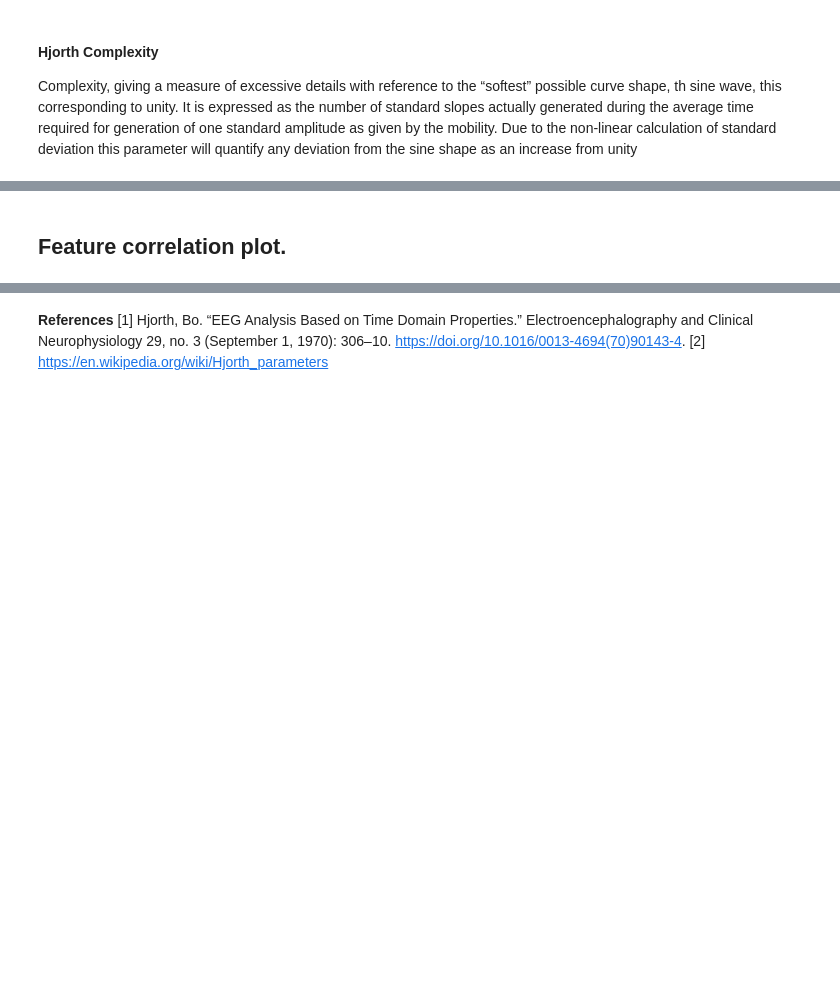
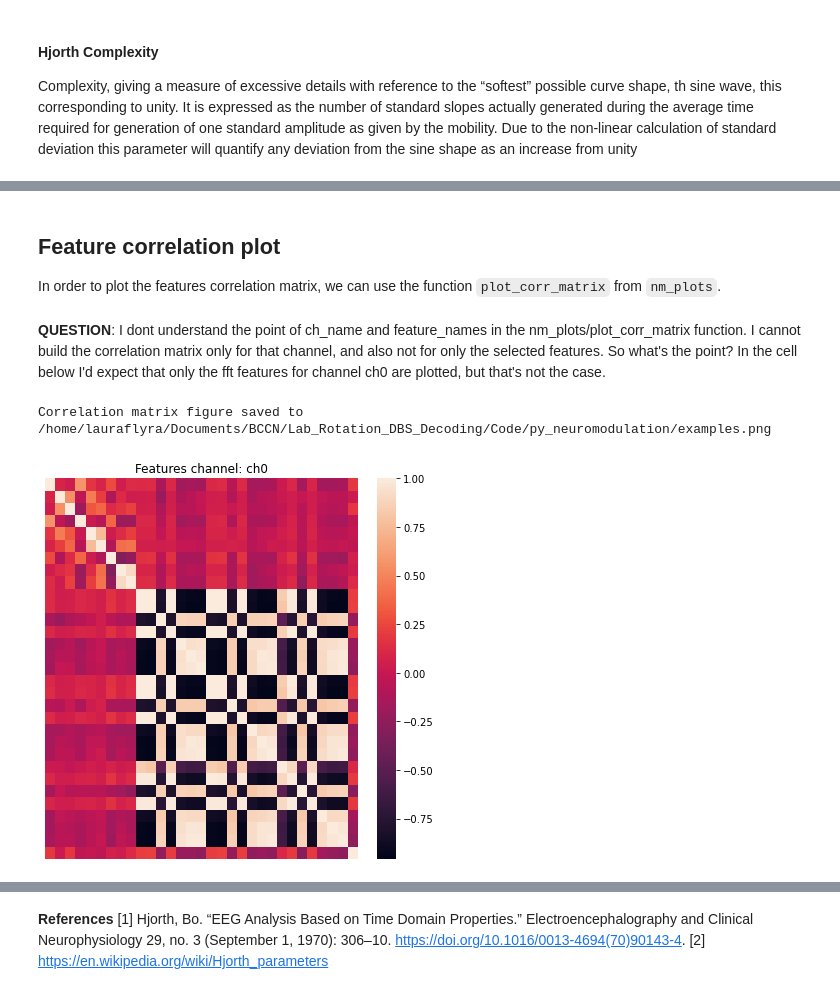
Before and after one commit to neuromodulation/py_neuromodulation, a Jupyter notebook: examples/example_SimulatedData.ipynb, the cells around one changed output, grey strips where cells are left out. Saved outputs shown, nothing was run; the diff lists cells and outputs as text; code cells hidden in the pictures; blank space fills up the shorter version.

````diff
--- a/examples/example_SimulatedData.ipynb
+++ b/examples/example_SimulatedData.ipynb
@@ -288,2 +287,17 @@ plt.show()
-# %% [markdown]
-## Feature correlation plot.
+# %% [markdown]
+## Feature correlation plot
+In order to plot the features correlation matrix, we can use the function ```plot_corr_matrix``` from ```nm_plots```.
+# %% [markdown]
+__QUESTION__: I dont understand the point of ch_name and feature_names in the nm_plots/plot_corr_matrix function. I cannot build the correlation matrix only for that channel, and also not for only the selected features. So what's the point?
+In the cell below I'd expect that only the fft features for channel ch0 are plotted, but that's not the case.
+# %%
+nm_plots.plot_corr_matrix(
+        feature = feature_reader.feature_arr,
+        feature_file=feature_reader.feature_file,
+        ch_name='ch0',
+        feature_names=['fft'],
+        show_plot=True,
+)
+# %% [output]
+Correlation matrix figure saved to /home/lauraflyra/Documents/BCCN/Lab_Rotation_DBS_Decoding/Code/py_neuromodulation/examples.png
+[figure, added]
````
Also changed, not shown: parts of 19 cells of this notebook, 2 other files.
